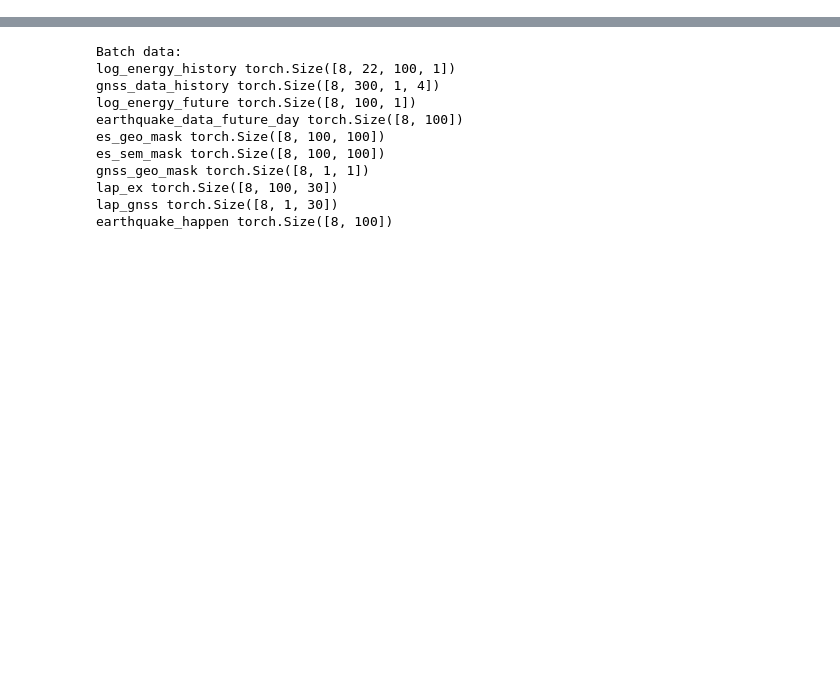
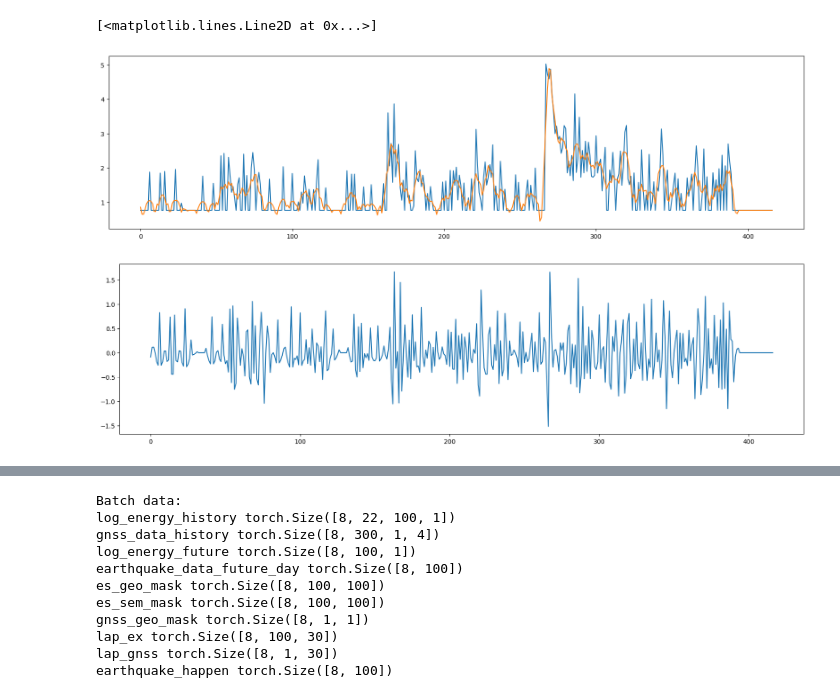
Before and after one commit to lhhhappy/Earthquake_predictor, a Jupyter notebook: dataset/dataset_test.ipynb, the cells around one changed output, grey strips where cells are left out. Drawn from its saved outputs; the diff is of its cells as text; code cells hidden in the pictures; blank space fills up the shorter version.

```diff
--- a/dataset/dataset_test.ipynb
+++ b/dataset/dataset_test.ipynb
@@ -74,0 +87,48 @@ for data in dataset_California:
+# %%
+import numpy as np
+
+def calculate_log_en(array, window_size=14):
+    log_en_values = []
+    num_windows = len(array) // window_size
+
+    for i in range(num_windows):
+
+        window = array[i * window_size:(i + 1) * window_size]
+
+        energy_sum = np.sum(10 ** (1.5 * window))
+
+        log_en = (1 / 1.5) * np.log10(energy_sum)
+        log_en_values.append(log_en)
+
+    return np.array(log_en_values)
+
+energy = earthquake_data.iloc[:,8][:10000].values
+log_en_results = calculate_log_en(energy)
+# %%
+from scipy.signal import savgol_filter
+
+def no_lag_filter(data, window_length=9, polyorder=3):
+    """
+    Applies a Savitzky-Golay filter to smooth the data without introducing lag.
+
+    :param data: List or numpy array of numerical data points.
+    :param window_length: Length of the filter window (must be an odd integer).
+    :param polyorder: The order of the polynomial used to fit the samples.
+    :return: List of filtered data points.
+    """
+    if window_length % 2 == 0:
+        raise ValueError("Window length must be an odd integer.")
+
+    # Applying the Savitzky-Golay filter
+    smoothed_data = savgol_filter(data, window_length=window_length, polyorder=polyorder)
+    return smoothed_data
+# %%
+plt.figure(figsize=(20,5))
+plt.plot(log_en_results)
+plt.plot(no_lag_filter(log_en_results))
+plt.figure(figsize=(20,5))
+plt.plot(log_en_results-no_lag_filter(log_en_results))
+# %% [output]
+[<matplotlib.lines.Line2D at 0x...>]
+[figure, added]
+[figure, added]
```
Also changed, not shown: parts of 16 cells of this notebook, 37 other files.
